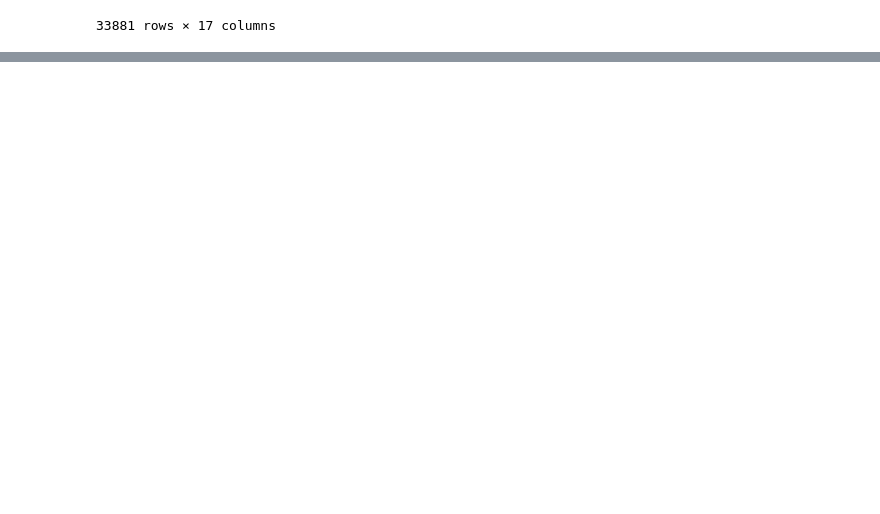
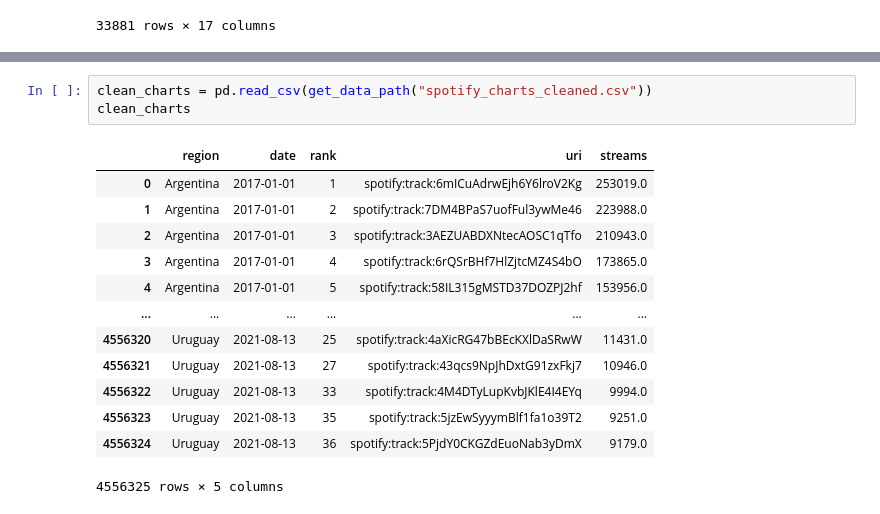
Before and after one commit to Sejmou/exploring-spotify-charts, a Jupyter notebook: data_exploration_and_crawling/data_experiments.ipynb, the cells around one changed output, grey strips where cells are left out. Cells and saved outputs as stored; diff of their text form; blank space fills up the shorter version.

Commit message:
add experiments w/ data

```diff
--- a/data_exploration_and_crawling/data_experiments.ipynb
+++ b/data_exploration_and_crawling/data_experiments.ipynb
@@ -20,0 +38,17 @@ tracks
+# %%
+clean_charts = pd.read_csv(get_data_path("spotify_charts_cleaned.csv"))
+clean_charts
+# %% [output]
+|  | region | date | rank | uri | streams |
+| 0 | Argentina | 2017-01-01 | 1 | spotify:track:6mICuAdrwEjh6Y6lroV2Kg | 253019.0 |
+| 1 | Argentina | 2017-01-01 | 2 | spotify:track:7DM4BPaS7uofFul3ywMe46 | 223988.0 |
+| 2 | Argentina | 2017-01-01 | 3 | spotify:track:3AEZUABDXNtecAOSC1qTfo | 210943.0 |
+| 3 | Argentina | 2017-01-01 | 4 | spotify:track:6rQSrBHf7HlZjtcMZ4S4bO | 173865.0 |
+| 4 | Argentina | 2017-01-01 | 5 | spotify:track:58IL315gMSTD37DOZPJ2hf | 153956.0 |
+| ... | ... | ... | ... | ... | ... |
+| 4556320 | Uruguay | 2021-08-13 | 25 | spotify:track:4aXicRG47bBEcKXlDaSRwW | 11431.0 |
+| 4556321 | Uruguay | 2021-08-13 | 27 | spotify:track:43qcs9NpJhDxtG91zxFkj7 | 10946.0 |
+| 4556322 | Uruguay | 2021-08-13 | 33 | spotify:track:4M4DTyLupKvbJKlE4I4EYq | 9994.0 |
+| 4556323 | Uruguay | 2021-08-13 | 35 | spotify:track:5jzEwSyyymBlf1fa1o39T2 | 9251.0 |
+| 4556324 | Uruguay | 2021-08-13 | 36 | spotify:track:5PjdY0CKGZdEuoNab3yDmX | 9179.0 |
+4556325 rows × 5 columns
```
Also changed, not shown: parts of 2 cells of this notebook.
